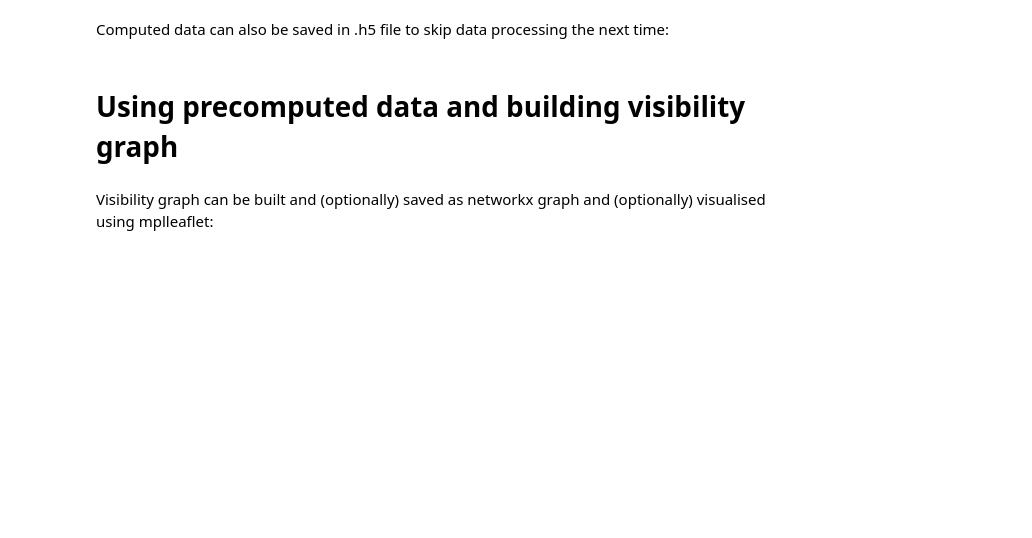
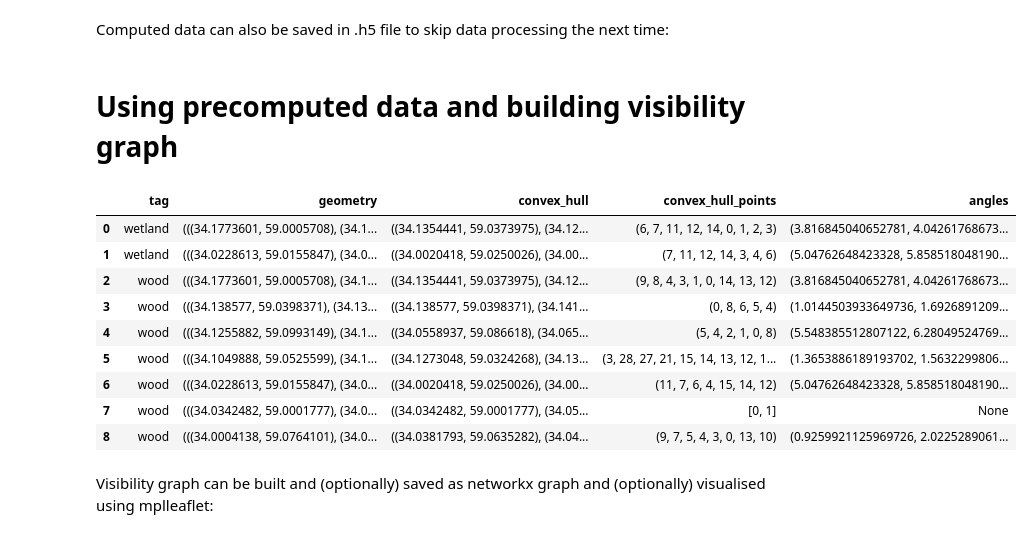
Before and after one commit to Denikozub/Offroad-routing-engine, a Jupyter notebook: docs/graph_usage.ipynb, the cells around one changed output. Saved outputs shown, nothing was run; the diff lists cells and outputs as text; code cells hidden in the pictures; blank space fills up the shorter version.

```diff
--- a/docs/graph_usage.ipynb
+++ b/docs/graph_usage.ipynb
@@ -40,7 +40,20 @@ vgraph.save_geometry("../maps/user_area.h5")
 from visibility.visibility_graph import VisibilityGraph
 
 vgraph = VisibilityGraph()
-vgraph.load_geometry("../maps/kozlovo.h5")
+vgraph.load_geometry("../maps/user_area.h5")
+# %%
+vgraph.polygons
+# %% [output]
+|  | tag | geometry | convex_hull | convex_hull_points | angles |
+| 0 | wetland | (((34.1773601, 59.0005708), (34.1... | ((34.1354441, 59.0373975), (34.12... | (6, 7, 11, 12, 14, 0, 1, 2, 3) | (3.816845040652781, 4.04261768673... |
+| 1 | wetland | (((34.0228613, 59.0155847), (34.0... | ((34.0020418, 59.0250026), (34.00... | (7, 11, 12, 14, 3, 4, 6) | (5.04762648423328, 5.858518048190... |
+| 2 | wood | (((34.1773601, 59.0005708), (34.1... | ((34.1354441, 59.0373975), (34.12... | (9, 8, 4, 3, 1, 0, 14, 13, 12) | (3.816845040652781, 4.04261768673... |
+| 3 | wood | (((34.138577, 59.0398371), (34.13... | ((34.138577, 59.0398371), (34.141... | (0, 8, 6, 5, 4) | (1.0144503933649736, 1.6926891209... |
+| 4 | wood | (((34.1255882, 59.0993149), (34.1... | ((34.0558937, 59.086618), (34.065... | (5, 4, 2, 1, 0, 8) | (5.548385512807122, 6.28049524769... |
+| 5 | wood | (((34.1049888, 59.0525599), (34.1... | ((34.1273048, 59.0324268), (34.13... | (3, 28, 27, 21, 15, 14, 13, 12, 1... | (1.3653886189193702, 1.5632299806... |
+| 6 | wood | (((34.0228613, 59.0155847), (34.0... | ((34.0020418, 59.0250026), (34.00... | (11, 7, 6, 4, 15, 14, 12) | (5.04762648423328, 5.858518048190... |
+| 7 | wood | (((34.0342482, 59.0001777), (34.0... | ((34.0342482, 59.0001777), (34.05... | [0, 1] | None |
+| 8 | wood | (((34.0004138, 59.0764101), (34.0... | ((34.0381793, 59.0635282), (34.04... | (9, 7, 5, 4, 3, 0, 13, 10) | (0.9259921125969726, 2.0225289061... |
 # %% [markdown]
 Visibility graph can be built and (optionally) saved as networkx graph and (optionally) visualised using mplleaflet:
 # %%
```
Also changed, not shown: parts of 2 cells of this notebook, 2 other files.
